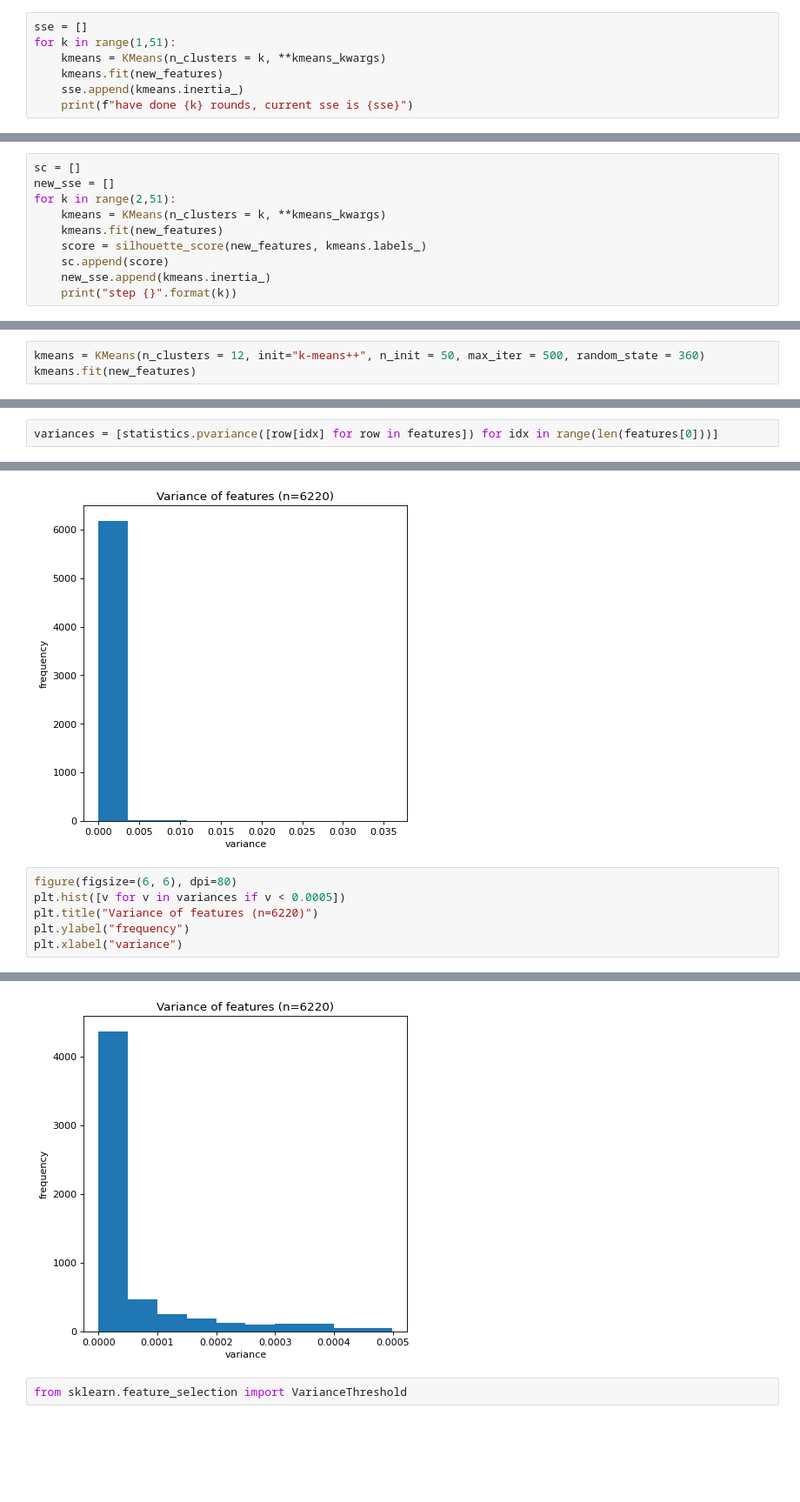
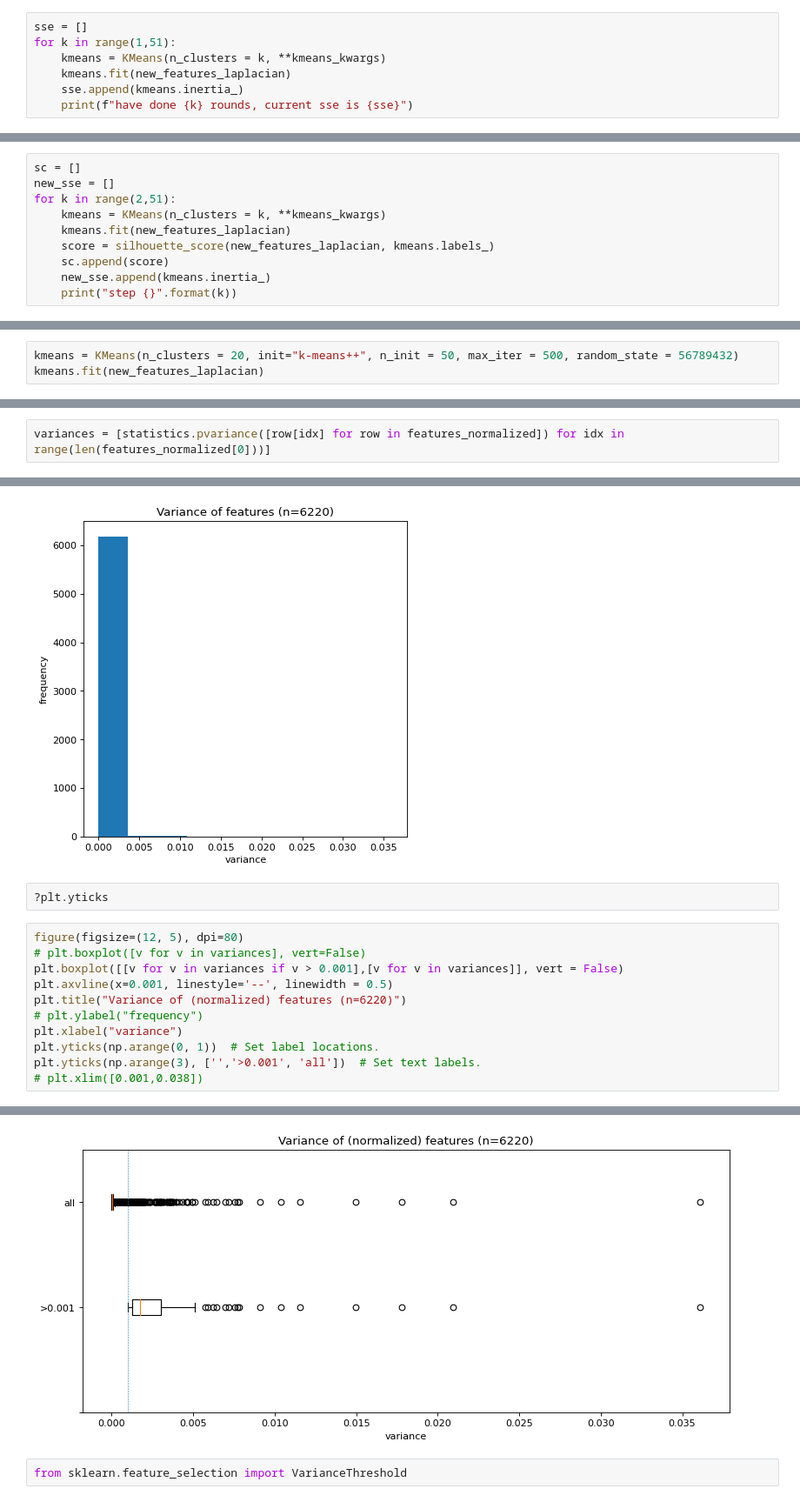
Before and after one commit to jsirait/honor_thesis, a Jupyter notebook: 10 - Clustering with features selection.ipynb, the cells around one changed output, grey strips where cells are left out. Shown: that part at 87% size. Saved outputs shown, nothing was run; the diff lists cells and outputs as text; blank space fills up the shorter version.

```diff
--- a/10 - Clustering with features selection.ipynb
+++ b/10 - Clustering with features selection.ipynb
@@ -295,7 +432,7 @@ kmeans_kwargs = {
 sse = []
 for k in range(1,51):
     kmeans = KMeans(n_clusters = k, **kmeans_kwargs)
-    kmeans.fit(new_features)
+    kmeans.fit(new_features_laplacian)
     sse.append(kmeans.inertia_)
     print(f"have done {k} rounds, current sse is {sse}")
 # %% [output]
@@ -345,8 +483,8 @@ sc = []
 new_sse = []
 for k in range(2,51):
     kmeans = KMeans(n_clusters = k, **kmeans_kwargs)
-    kmeans.fit(new_features)
-    score = silhouette_score(new_features, kmeans.labels_)
+    kmeans.fit(new_features_laplacian)
+    score = silhouette_score(new_features_laplacian, kmeans.labels_)
     sc.append(score)
     new_sse.append(kmeans.inertia_)
     print("step {}".format(k))
@@ -431,6 +606,6 @@ print([k for k in range(len(sc)) if sc[k]==max(sc)])
 # %% [markdown]
 Clusters
 # %%
-kmeans = KMeans(n_clusters = 12, init="k-means++", n_init = 50, max_iter = 500, random_state = 360)
-kmeans.fit(new_features)
+kmeans = KMeans(n_clusters = 20, init="k-means++", n_init = 50, max_iter = 500, random_state = 56789432)
+kmeans.fit(new_features_laplacian)
 # %% [output]
@@ -476,7 +643,7 @@ What about selecting features using `skfeature.function.statistical_based.low_va
 # %% [markdown]
 First let's look at the various variances of the feature columns.
 # %%
-variances = [statistics.pvariance([row[idx] for row in features]) for idx in range(len(features[0]))]
+variances = [statistics.pvariance([row[idx] for row in features_normalized]) for idx in range(len(features_normalized[0]))]
 # %%
 len(variances)
 # %% [output]
@@ -494,10 +661,17 @@ plt.xlabel("variance")
 # %% [output]
 Text(0.5, 0, 'variance')
 [figure]
+# %%
+?plt.yticks
 # %%
-figure(figsize=(6, 6), dpi=80)
-plt.hist([v for v in variances if v < 0.0005])
-plt.title("Variance of features (n=6220)")
-plt.ylabel("frequency")
+figure(figsize=(12, 5), dpi=80)
+# plt.boxplot([v for v in variances], vert=False)
+plt.boxplot([[v for v in variances if v > 0.001],[v for v in variances]], vert = False)
+plt.axvline(x=0.001, linestyle='--', linewidth = 0.5)
+plt.title("Variance of (normalized) features (n=6220)")
+# plt.ylabel("frequency")
 plt.xlabel("variance")
+plt.yticks(np.arange(0, 1))  # Set label locations.
+plt.yticks(np.arange(3), ['','>0.001', 'all'])  # Set text labels.
+# plt.xlim([0.001,0.038])
 # %% [output]
@@ -505,4 +682,4 @@ Text(0.5, 0, 'variance')
-[figure, old version]
+[figure, new version]
 # %%
 from sklearn.feature_selection import VarianceThreshold
 # %%
```
Also changed, not shown: parts of 154 cells of this notebook, 1 other file.
